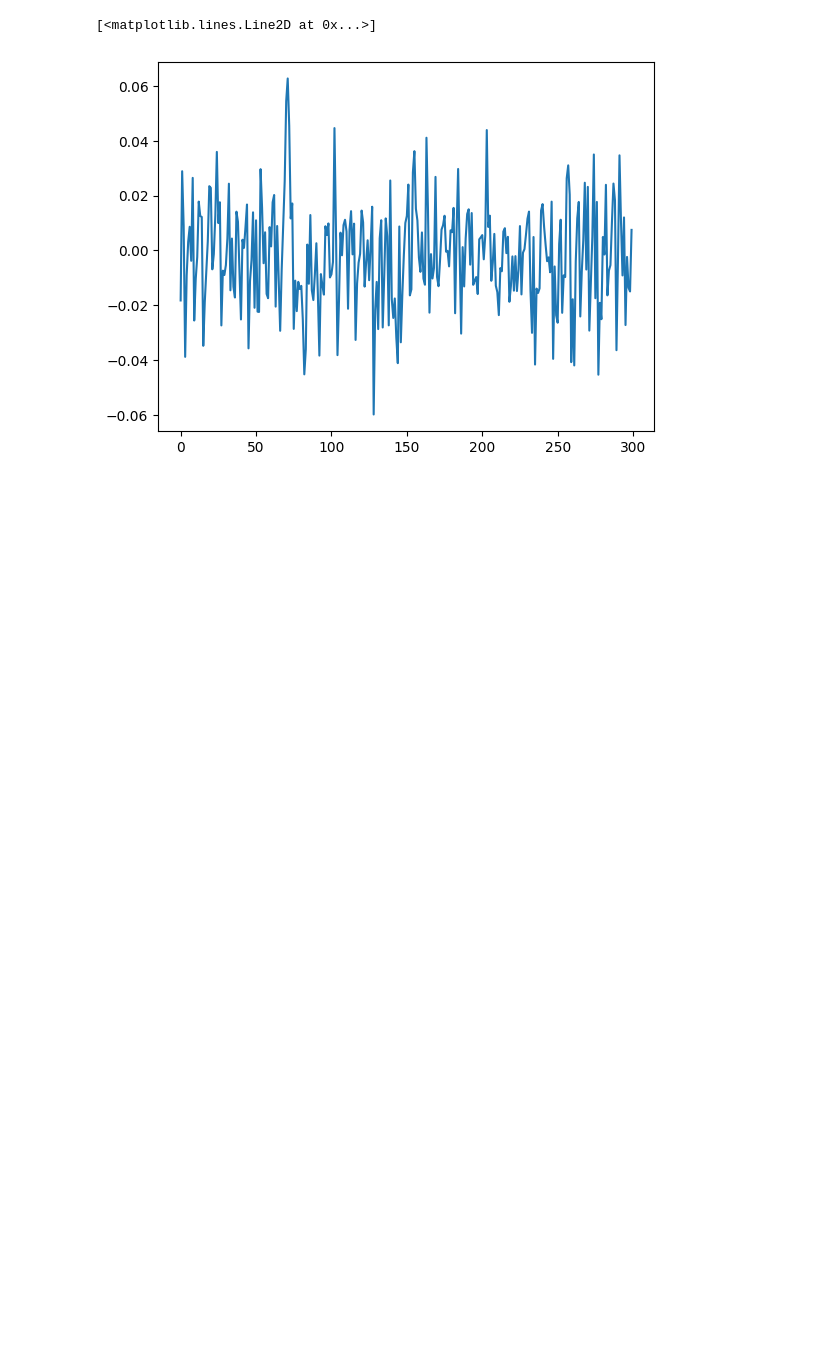
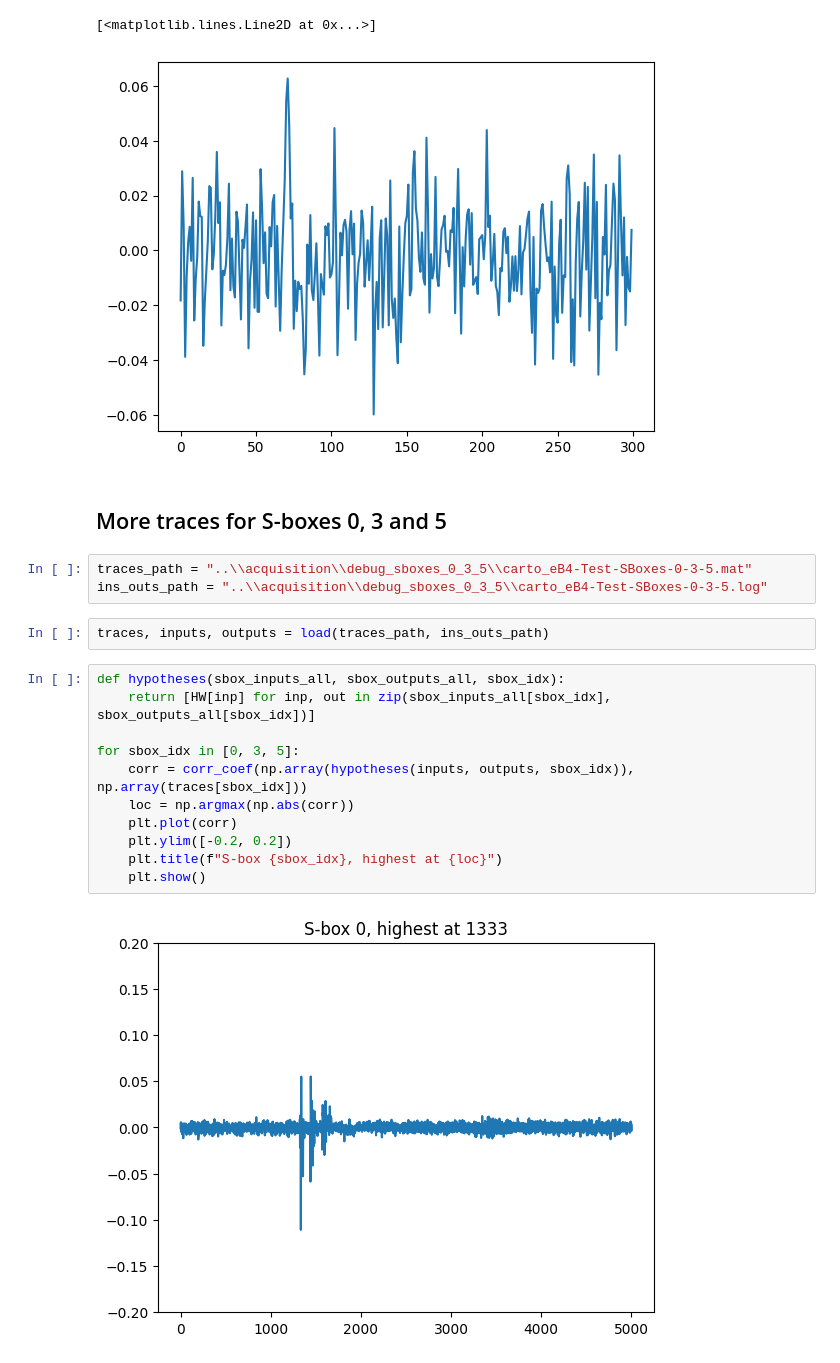
Before and after one commit to Pace222/Elisabeth-b4-SCA, a Jupyter notebook: side_channel_attack/analyze_sboxes.ipynb, the cells around one changed output. Drawn from its saved outputs; the diff is of its cells as text; blank space fills up the shorter version.

Commit message:
Sboxes 0-3-5 analysis with more data

```diff
--- a/side_channel_attack/analyze_sboxes.ipynb
+++ b/side_channel_attack/analyze_sboxes.ipynb
@@ -116,3 +116,23 @@ plt.plot(corr_coef(np.array(hypotheses(inputs, outputs, 5)), np.array(traces[5])
 # %% [output]
 [<matplotlib.lines.Line2D at 0x...>]
 [figure]
+# %% [markdown]
+## More traces for S-boxes 0, 3 and 5
+# %%
+traces_path = "..\\acquisition\\debug_sboxes_0_3_5\\carto_eB4-Test-SBoxes-0-3-5.mat"
+ins_outs_path = "..\\acquisition\\debug_sboxes_0_3_5\\carto_eB4-Test-SBoxes-0-3-5.log"
+# %%
+traces, inputs, outputs = load(traces_path, ins_outs_path)
+# %%
+def hypotheses(sbox_inputs_all, sbox_outputs_all, sbox_idx):
+    return [HW[inp] for inp, out in zip(sbox_inputs_all[sbox_idx], sbox_outputs_all[sbox_idx])]
+
+for sbox_idx in [0, 3, 5]:
+    corr = corr_coef(np.array(hypotheses(inputs, outputs, sbox_idx)), np.array(traces[sbox_idx]))
+    loc = np.argmax(np.abs(corr))
+    plt.plot(corr)
+    plt.ylim([-0.2, 0.2])
+    plt.title(f"S-box {sbox_idx}, highest at {loc}")
+    plt.show()
+# %% [output]
+[figure, added]
```
Also changed, not shown: parts of 5 cells of this notebook.
